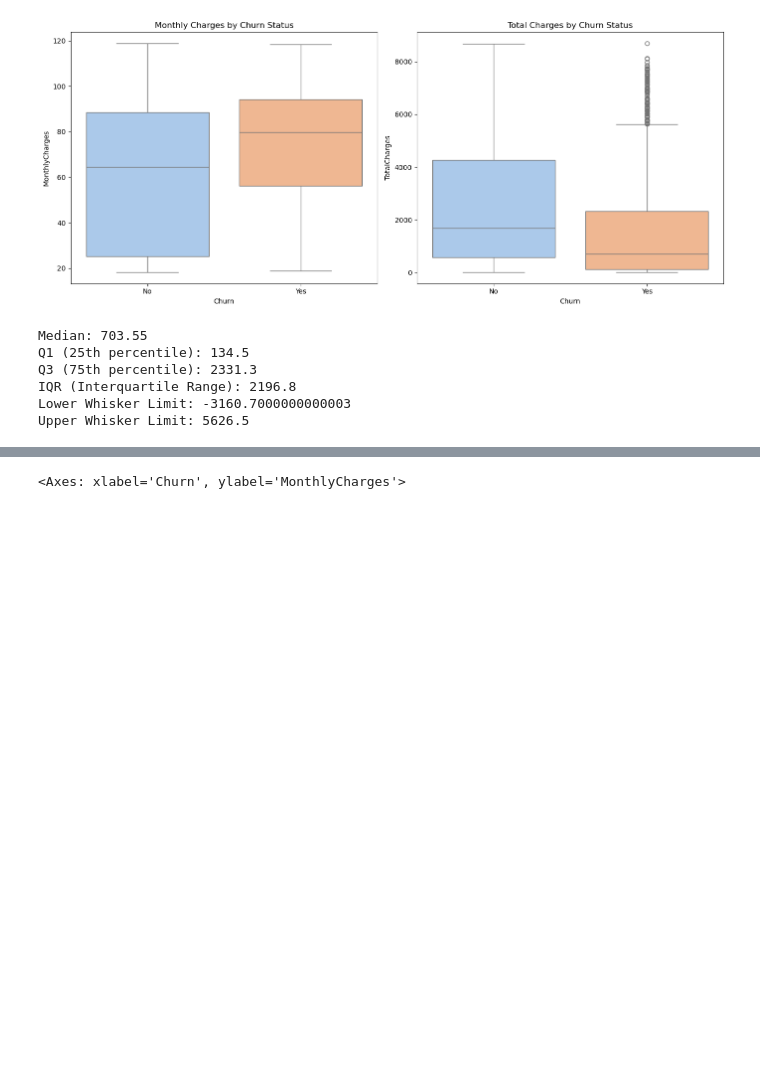
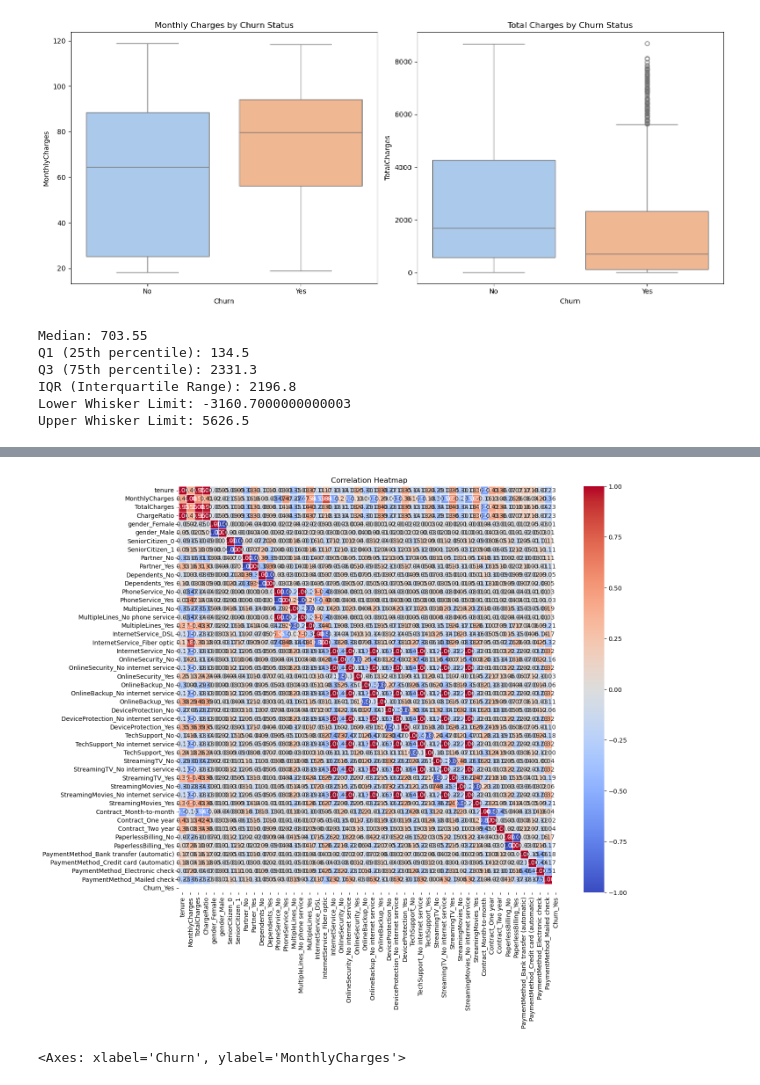
Before and after one commit to Majeedraheem/Telco-Customer-Churn, a Jupyter notebook: churn.ipynb, the cells around one changed output, grey strips where cells are left out. Saved outputs shown, nothing was run; the diff lists cells and outputs as text; code cells hidden in the pictures; blank space fills up the shorter version.

Commit message:
corr

```diff
--- a/churn.ipynb
+++ b/churn.ipynb
@@ -467,0 +452,5 @@ sns.boxplot(x='Churn', y='MonthlyCharges', data=outliers, palette='pastel')
+# %%
+encoded_churn_yes= pd.get_dummies(churn_yes, columns=['gender', 'SeniorCitizen', 'Partner', 'Dependents',
+       'PhoneService', 'MultipleLines', 'InternetService', 'OnlineSecurity',
+       'OnlineBackup', 'DeviceProtection', 'TechSupport', 'StreamingTV',
+       'StreamingMovies', 'Contract', 'PaperlessBilling', 'PaymentMethod', 'Churn'])
@@ -467,0 +466,15 @@ sns.boxplot(x='Churn', y='MonthlyCharges', data=outliers, palette='pastel')
+# %%
+# Calculate correlation matrix
+correlation_matrix = encoded_churn_yes.corr()
+# %%
+# Set up the matplotlib figure
+plt.figure(figsize=(14, 12))
+
+# Draw the heatmap with the mask and correct aspect ratio
+sns.heatmap(correlation_matrix, annot=True, cmap='coolwarm', fmt='.2f', linewidths=0.5)
+
+# Set title and labels
+plt.title('Correlation Heatmap')
+plt.show()
+# %% [output]
+[figure, added]
```
Also changed, not shown: parts of 47 cells of this notebook.
